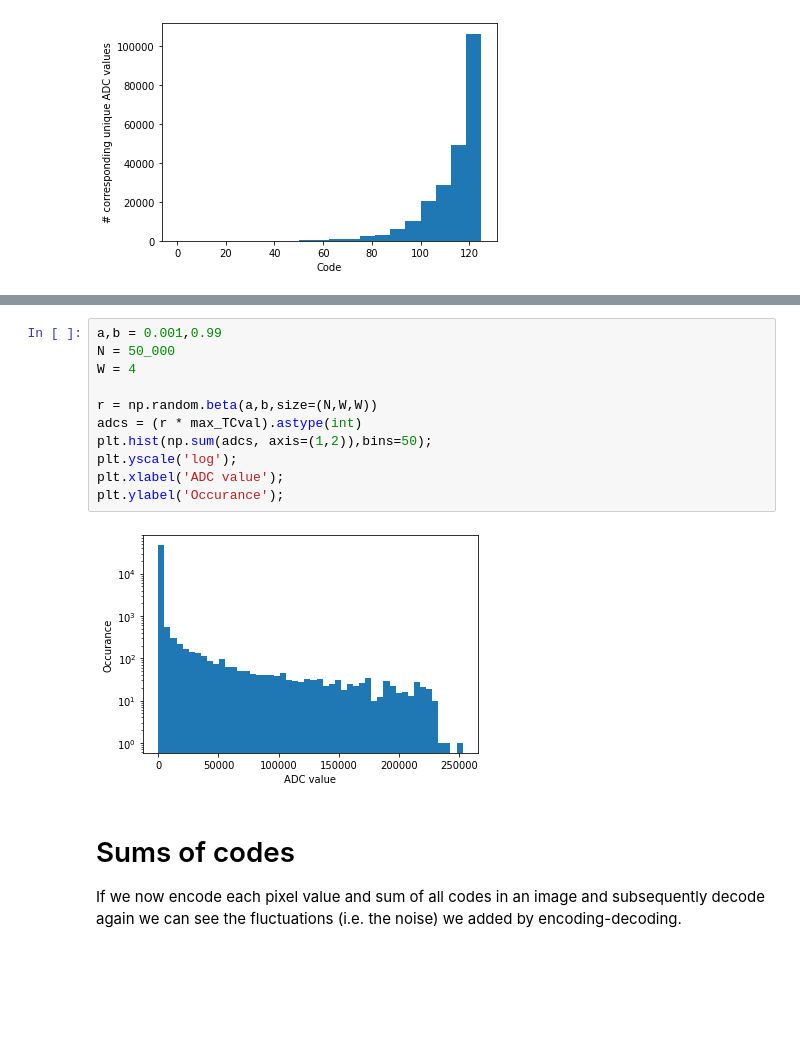
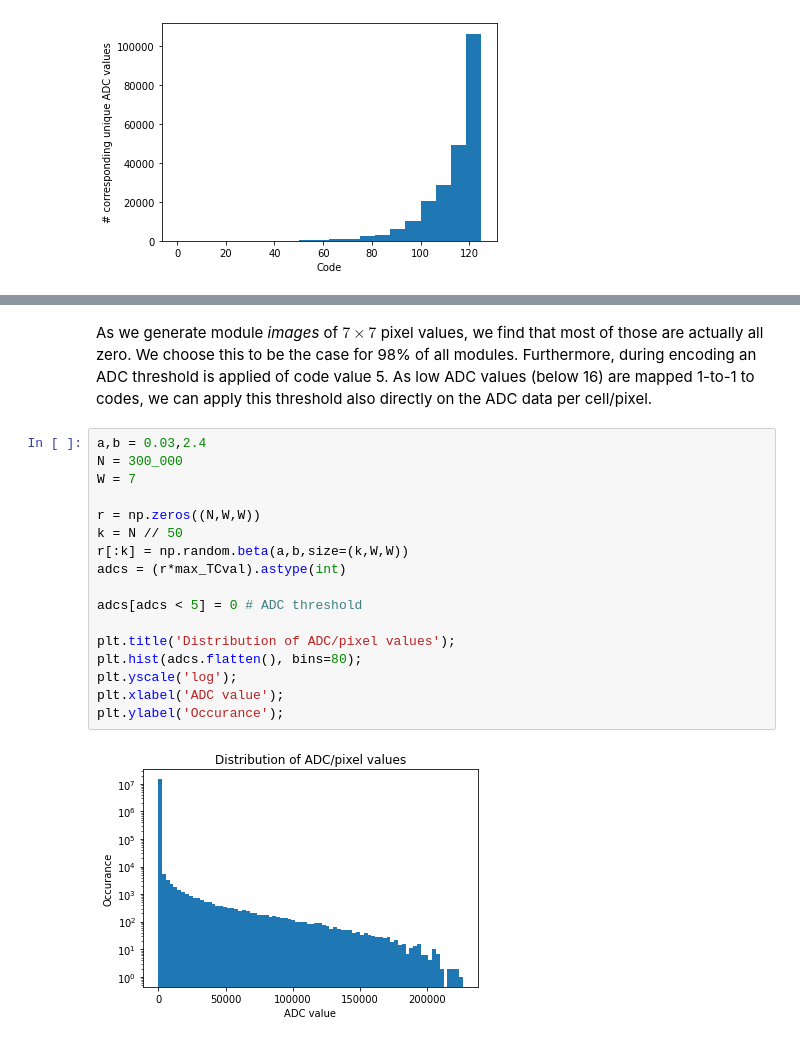
Before and after one commit to dpwinter/random_stuff, a Jupyter notebook: detector_data.ipynb, the cells around one changed output, grey strips where cells are left out. Saved outputs shown, nothing was run; the diff lists cells and outputs as text; blank space fills up the shorter version.

```diff
--- a/detector_data.ipynb
+++ b/detector_data.ipynb
@@ -99,16 +123,21 @@ Thus, we have very large probability to sample very small values and slightly in
+# %% [markdown]
+As we generate module *images* of $7\times 7$ pixel values, we find that most of those are actually all zero. We choose this to be the case for 98% of all modules. Furthermore, during encoding an ADC threshold is applied of code value 5. As low ADC values (below 16) are mapped 1-to-1 to codes, we can apply this threshold also directly on the ADC data per cell/pixel.
 # %%
-a,b = 0.001,0.99
-N = 50_000
-W = 4
+a,b = 0.03,2.4
+N = 300_000
+W = 7
 
-r = np.random.beta(a,b,size=(N,W,W))
-adcs = (r * max_TCval).astype(int)
-plt.hist(np.sum(adcs, axis=(1,2)),bins=50);
+r = np.zeros((N,W,W))
+k = N // 50
+r[:k] = np.random.beta(a,b,size=(k,W,W))
+adcs = (r*max_TCval).astype(int)
+
+adcs[adcs < 5] = 0 # ADC threshold
+
+plt.title('Distribution of ADC/pixel values');
+plt.hist(adcs.flatten(), bins=80);
 plt.yscale('log');
 plt.xlabel('ADC value');
 plt.ylabel('Occurance');
 # %% [output]
-[figure, old version]
+[figure, new version]
-# %% [markdown]
-# Sums of codes
-If we now encode each pixel value and sum of all codes in an image and subsequently decode again we can see the fluctuations (i.e. the noise) we added by encoding-decoding.
```
Also changed, not shown: parts of 24 cells of this notebook.
